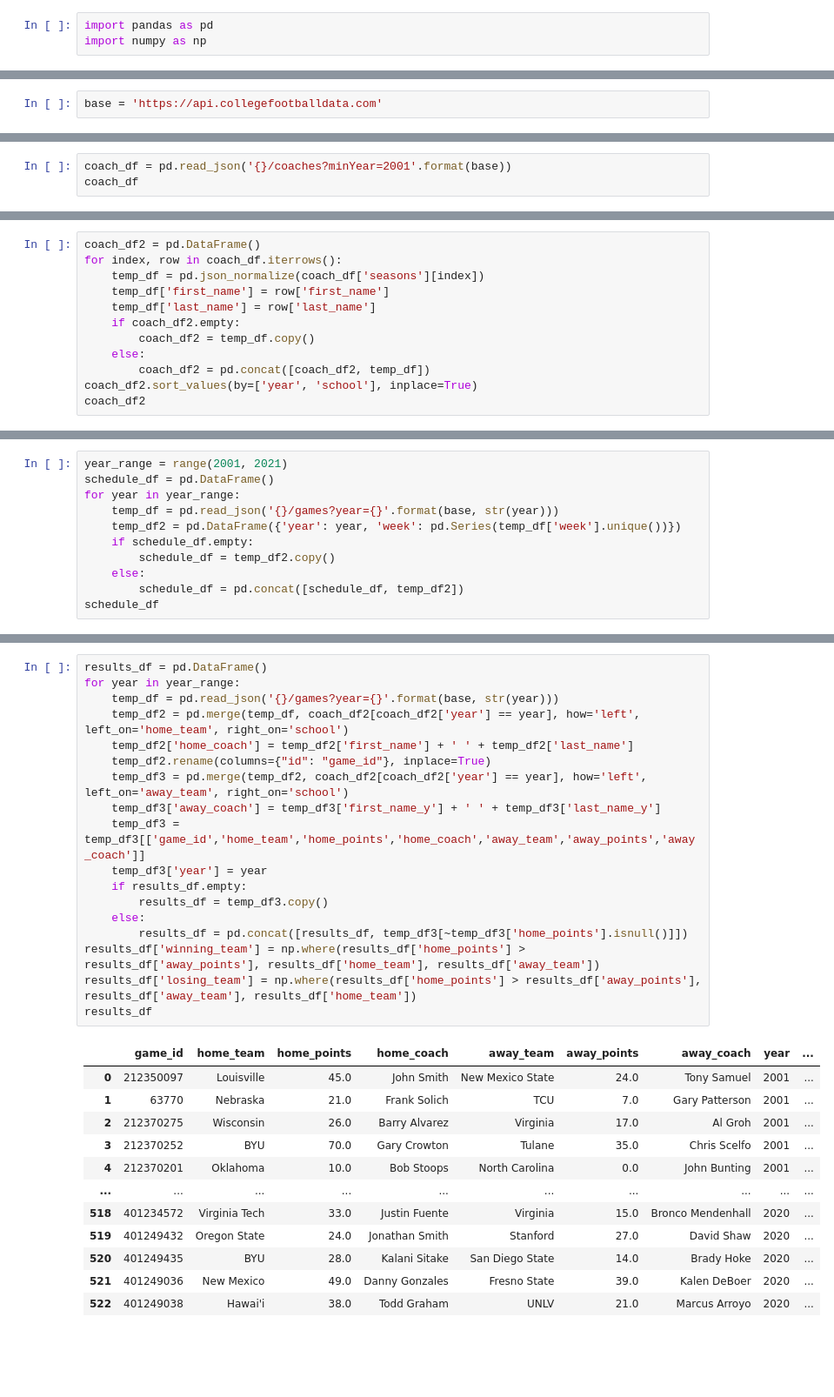
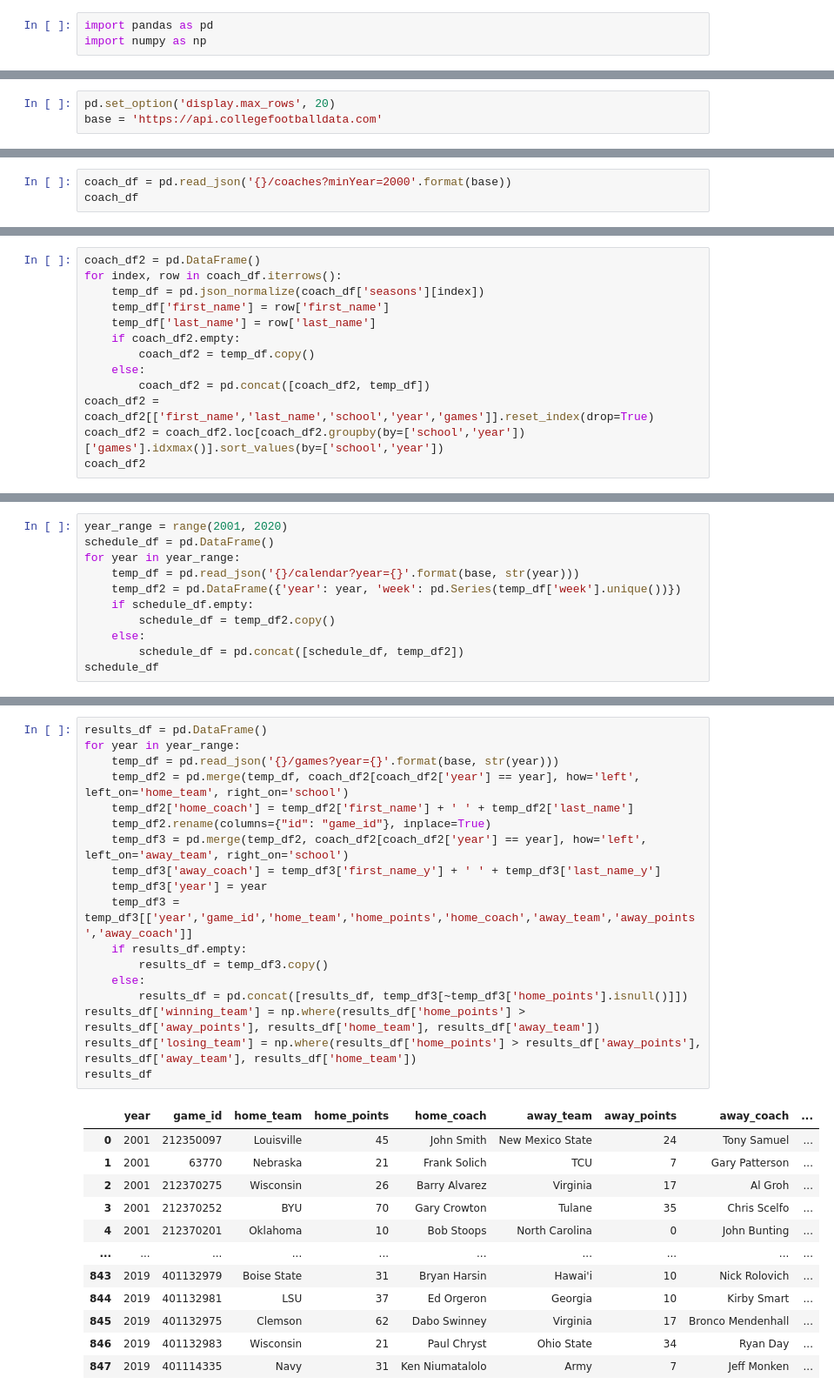
Before and after one commit to peteb206/pete_berryman_football, a Jupyter notebook: Projects/Comeback_Coaches/Comeback_Coaches.ipynb, the cells around one changed output, grey strips where cells are left out. Shown at 87% size. Cells and saved outputs as stored; diff of their text form; blank space fills up the shorter version.

```diff
--- a/Projects/Comeback_Coaches/Comeback_Coaches.ipynb
+++ b/Projects/Comeback_Coaches/Comeback_Coaches.ipynb
@@ -4,2 +17,3 @@ import numpy as np
 # %%
+pd.set_option('display.max_rows', 20)
 base = 'https://api.collegefootballdata.com'
@@ -6,5 +22,5 @@ base = 'https://api.collegefootballdata.com'
 # %%
-coach_df = pd.read_json('{}/coaches?minYear=2001'.format(base))
+coach_df = pd.read_json('{}/coaches?minYear=2000'.format(base))
 coach_df
 # %% [output]
 |  | first_name | last_name | seasons |
@@ -30,6 +48,7 @@ for index, row in coach_df.iterrows():
         coach_df2 = temp_df.copy()
     else:
         coach_df2 = pd.concat([coach_df2, temp_df])
-coach_df2.sort_values(by=['year', 'school'], inplace=True)
+coach_df2 = coach_df2[['first_name','last_name','school','year','games']].reset_index(drop=True)
+coach_df2 = coach_df2.loc[coach_df2.groupby(by=['school','year'])['games'].idxmax()].sort_values(by=['school','year'])
 coach_df2
 # %% [output]
@@ -49,8 +70,8 @@ coach_df2
 # %%
-year_range = range(2001, 2021)
+year_range = range(2001, 2020)
 schedule_df = pd.DataFrame()
 for year in year_range:
-    temp_df = pd.read_json('{}/games?year={}'.format(base, str(year)))
+    temp_df = pd.read_json('{}/calendar?year={}'.format(base, str(year)))
     temp_df2 = pd.DataFrame({'year': year, 'week': pd.Series(temp_df['week'].unique())})
     if schedule_df.empty:
         schedule_df = temp_df2.copy()
@@ -74,31 +97,31 @@ schedule_df
 # %%
 results_df = pd.DataFrame()
 for year in year_range:
     temp_df = pd.read_json('{}/games?year={}'.format(base, str(year)))
     temp_df2 = pd.merge(temp_df, coach_df2[coach_df2['year'] == year], how='left', left_on='home_team', right_on='school')
     temp_df2['home_coach'] = temp_df2['first_name'] + ' ' + temp_df2['last_name']
     temp_df2.rename(columns={"id": "game_id"}, inplace=True)
     temp_df3 = pd.merge(temp_df2, coach_df2[coach_df2['year'] == year], how='left', left_on='away_team', right_on='school')
     temp_df3['away_coach'] = temp_df3['first_name_y'] + ' ' + temp_df3['last_name_y']
-    temp_df3 = temp_df3[['game_id','home_team','home_points','home_coach','away_team','away_points','away_coach']]
     temp_df3['year'] = year
+    temp_df3 = temp_df3[['year','game_id','home_team','home_points','home_coach','away_team','away_points','away_coach']]
     if results_df.empty:
         results_df = temp_df3.copy()
     else:
         results_df = pd.concat([results_df, temp_df3[~temp_df3['home_points'].isnull()]])
 results_df['winning_team'] = np.where(results_df['home_points'] > results_df['away_points'], results_df['home_team'], results_df['away_team'])
 results_df['losing_team'] = np.where(results_df['home_points'] > results_df['away_points'], results_df['away_team'], results_df['home_team'])
 results_df
 # %% [output]
-|  | game_id | home_team | home_points | home_coach | away_team | away_points | away_coach | year | ... |
-| 0 | 212350097 | Louisville | 45.0 | John Smith | New Mexico State | 24.0 | Tony Samuel | 2001 | ... |
-| 1 | 63770 | Nebraska | 21.0 | Frank Solich | TCU | 7.0 | Gary Patterson | 2001 | ... |
-| 2 | 212370275 | Wisconsin | 26.0 | Barry Alvarez | Virginia | 17.0 | Al Groh | 2001 | ... |
-| 3 | 212370252 | BYU | 70.0 | Gary Crowton | Tulane | 35.0 | Chris Scelfo | 2001 | ... |
-| 4 | 212370201 | Oklahoma | 10.0 | Bob Stoops | North Carolina | 0.0 | John Bunting | 2001 | ... |
+|  | year | game_id | home_team | home_points | home_coach | away_team | away_points | away_coach | ... |
+| 0 | 2001 | 212350097 | Louisville | 45 | John Smith | New Mexico State | 24 | Tony Samuel | ... |
+| 1 | 2001 | 63770 | Nebraska | 21 | Frank Solich | TCU | 7 | Gary Patterson | ... |
+| 2 | 2001 | 212370275 | Wisconsin | 26 | Barry Alvarez | Virginia | 17 | Al Groh | ... |
+| 3 | 2001 | 212370252 | BYU | 70 | Gary Crowton | Tulane | 35 | Chris Scelfo | ... |
+| 4 | 2001 | 212370201 | Oklahoma | 10 | Bob Stoops | North Carolina | 0 | John Bunting | ... |
 | ... | ... | ... | ... | ... | ... | ... | ... | ... | ... |
-| 518 | 401234572 | Virginia Tech | 33.0 | Justin Fuente | Virginia | 15.0 | Bronco Mendenhall | 2020 | ... |
-| 519 | 401249432 | Oregon State | 24.0 | Jonathan Smith | Stanford | 27.0 | David Shaw | 2020 | ... |
-| 520 | 401249435 | BYU | 28.0 | Kalani Sitake | San Diego State | 14.0 | Brady Hoke | 2020 | ... |
-| 521 | 401249036 | New Mexico | 49.0 | Danny Gonzales | Fresno State | 39.0 | Kalen DeBoer | 2020 | ... |
-| 522 | 401249038 | Hawai'i | 38.0 | Todd Graham | UNLV | 21.0 | Marcus Arroyo | 2020 | ... |
+| 843 | 2019 | 401132979 | Boise State | 31 | Bryan Harsin | Hawai'i | 10 | Nick Rolovich | ... |
+| 844 | 2019 | 401132981 | LSU | 37 | Ed Orgeron | Georgia | 10 | Kirby Smart | ... |
+| 845 | 2019 | 401132975 | Clemson | 62 | Dabo Swinney | Virginia | 17 | Bronco Mendenhall | ... |
+| 846 | 2019 | 401132983 | Wisconsin | 21 | Paul Chryst | Ohio State | 34 | Ryan Day | ... |
+| 847 | 2019 | 401114335 | Navy | 31 | Ken Niumatalolo | Army | 7 | Jeff Monken | ... |
```
Also changed, not shown: parts of 25 cells of this notebook, 3 other files.
